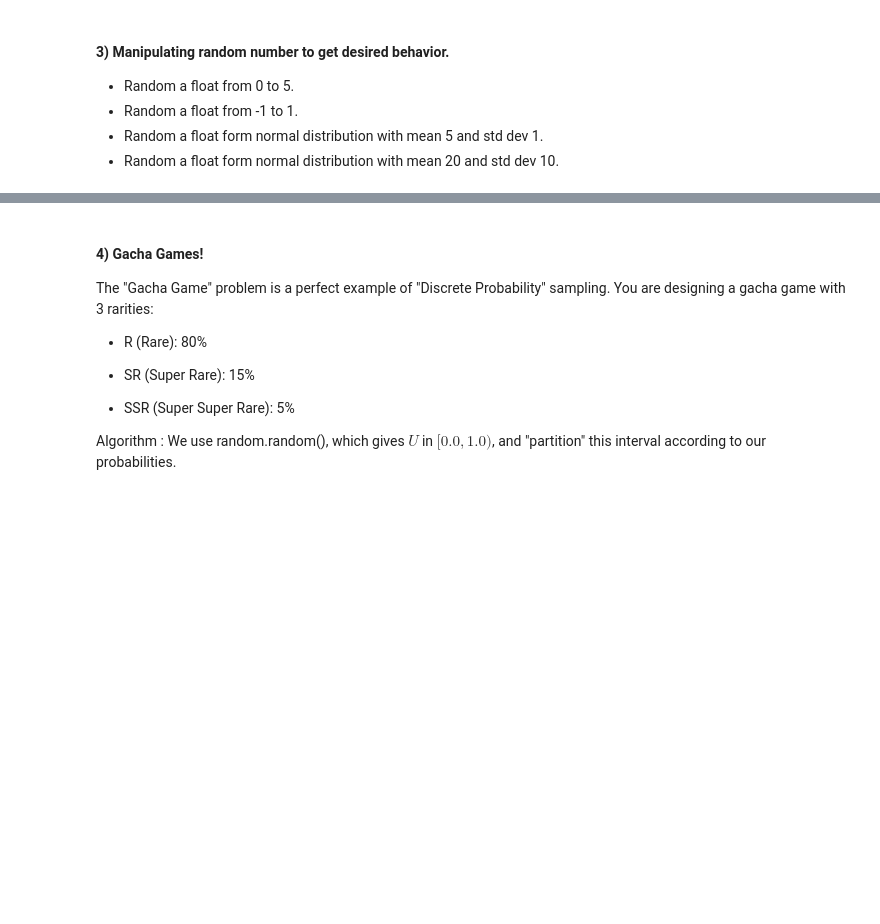
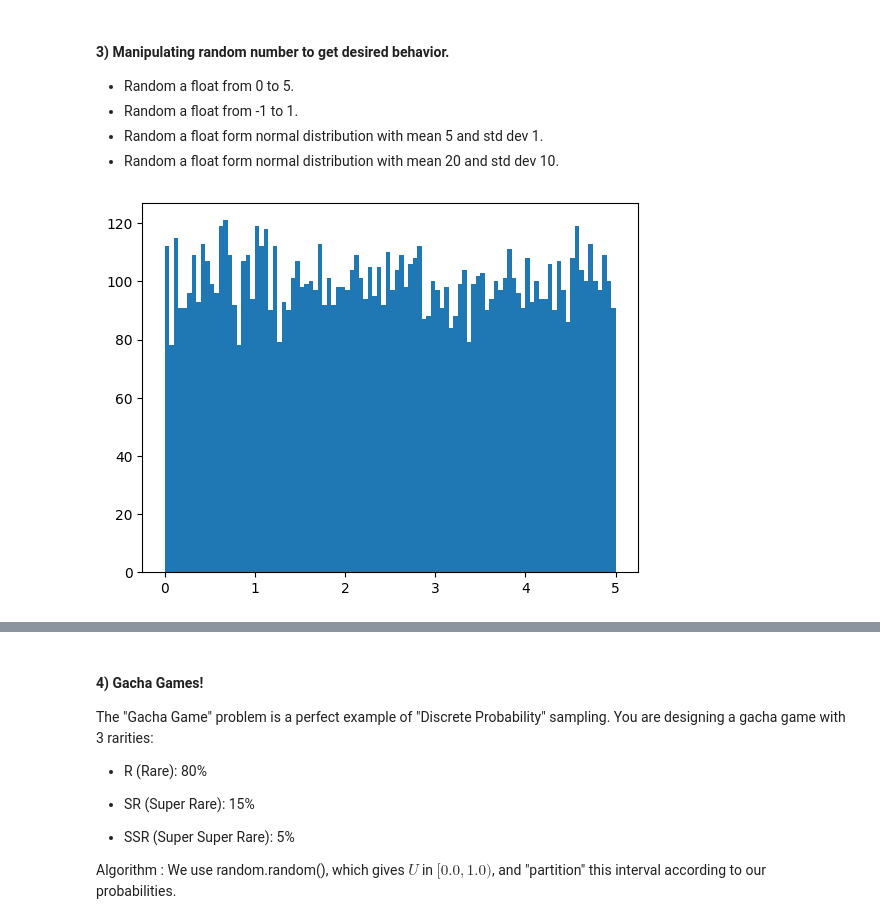
Before and after one commit to cs-muic/iccs205-lectures, a Jupyter notebook: lect14/Pseudo Random Number Generator.ipynb, the cells around one changed output, grey strips where cells are left out. Cells and saved outputs as stored; diff of their text form; code cells hidden in the pictures; blank space fills up the shorter version.

```diff
--- a/lect14/Pseudo Random Number Generator.ipynb
+++ b/lect14/Pseudo Random Number Generator.ipynb
@@ -104,3 +104,9 @@ plt.show()
 - Random a float from -1 to 1.
 - Random a float form normal distribution with mean 5 and std dev 1.
 - Random a float form normal distribution with mean 20 and std dev 10.
+# %%
+xs = [np.random.random()*5 for _ in range(10000)]
+plt.hist(xs, bins=100)
+plt.show()
+# %% [output]
+[figure, added]
```
Also changed, not shown: parts of 19 cells of this notebook.
